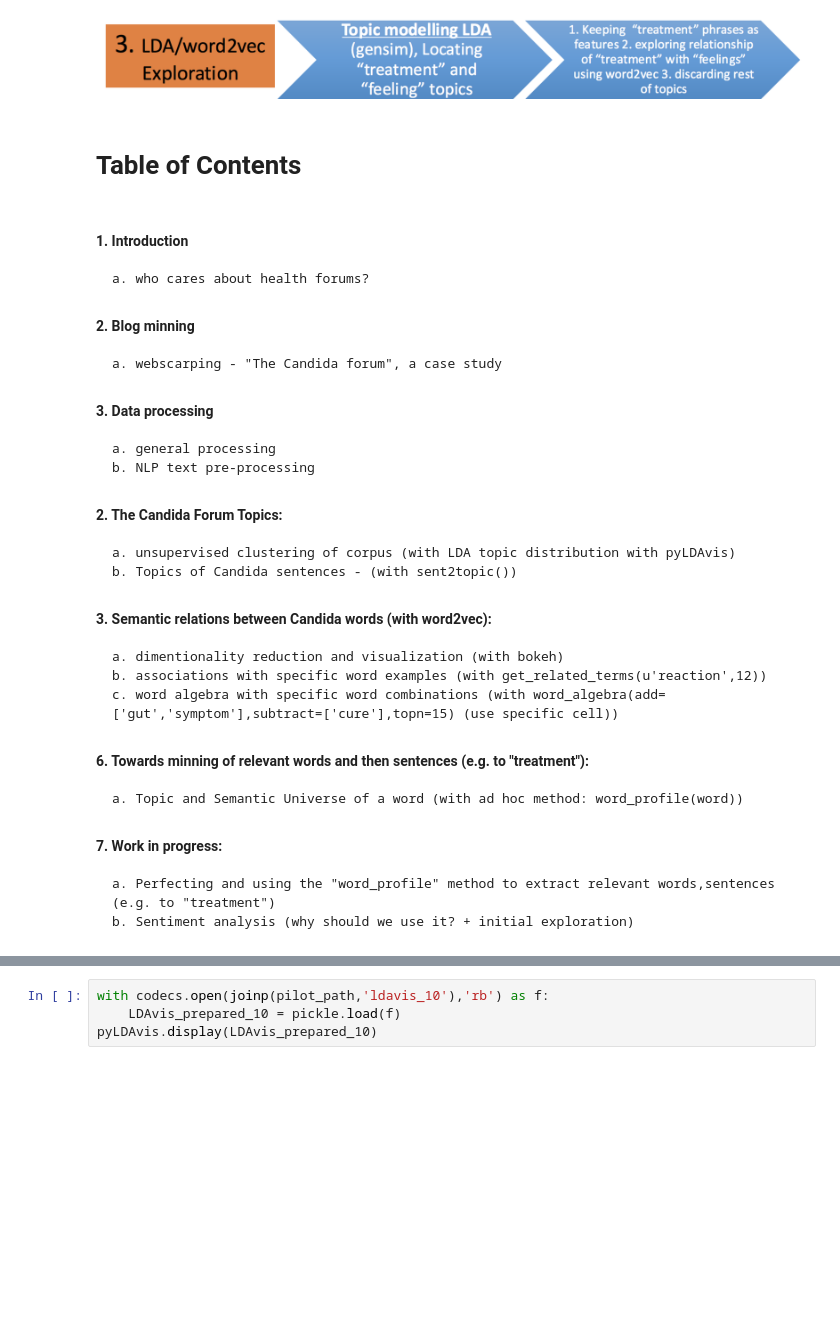
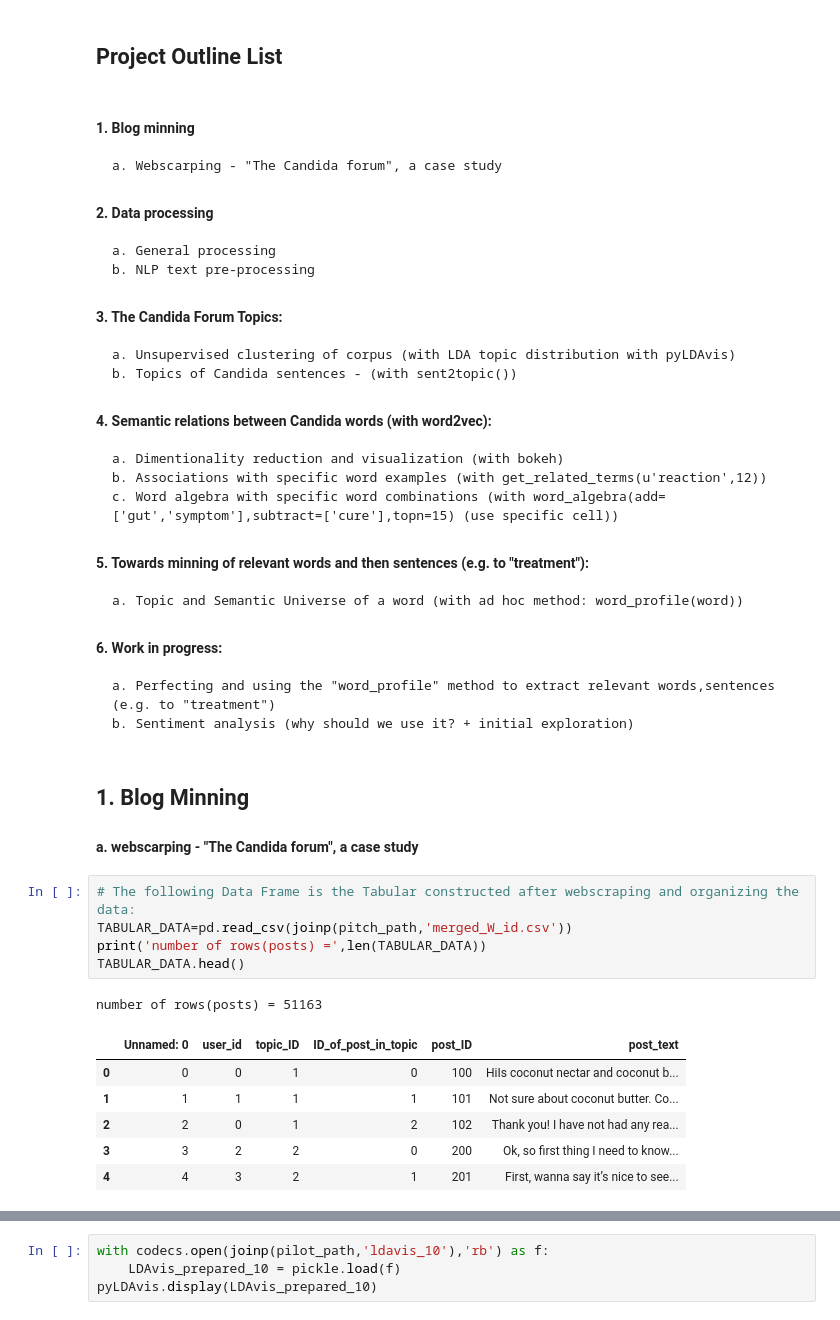
Before and after one commit to Erolino/Support_group_MD, a Jupyter notebook: draft/ppt_notebook.ipynb, the cells around one changed output, grey strips where cells are left out. Cells and saved outputs as stored; diff of their text form; blank space fills up the shorter version.

```diff
--- a/draft/ppt_notebook.ipynb
+++ b/draft/ppt_notebook.ipynb
@@ -3,26 +30,38 @@
 if 1==0:
     %run /Users/eran/Galvanize_more_repositories/Support_group_MD/draft/sents_LDA_word2vec_mash.ipynb
-# %% [markdown]
-![jjjj.png](attachment:jjjj.png)
-# %% [markdown]
-# Table of Contents
+# %% [markdown]
+## Project Outline List
 # %% [markdown]
-#### 1. Introduction
-    a. who cares about health forums?
-#### 2. Blog minning
-    a. webscarping - "The Candida forum", a case study
-#### 3. Data processing
-    a. general processing
+#### 1. Blog minning
+    a. Webscarping - "The Candida forum", a case study
+#### 2. Data processing
+    a. General processing
     b. NLP text pre-processing
-#### 2. The Candida Forum Topics:
-    a. unsupervised clustering of corpus (with LDA topic distribution with pyLDAvis)
+#### 3. The Candida Forum Topics:
+    a. Unsupervised clustering of corpus (with LDA topic distribution with pyLDAvis)
     b. Topics of Candida sentences - (with sent2topic())
-#### 3. Semantic relations between Candida words (with word2vec):
-    a. dimentionality reduction and visualization (with bokeh)
-    b. associations with specific word examples (with get_related_terms(u'reaction',12))
-    c. word algebra with specific word combinations (with word_algebra(add=['gut','symptom'],subtract=['cure'],topn=15) (use specific cell))
-#### 6. Towards minning of relevant words and then sentences (e.g. to "treatment"):
+#### 4. Semantic relations between Candida words (with word2vec):
+    a. Dimentionality reduction and visualization (with bokeh)
+    b. Associations with specific word examples (with get_related_terms(u'reaction',12))
+    c. Word algebra with specific word combinations (with word_algebra(add=['gut','symptom'],subtract=['cure'],topn=15) (use specific cell))
+#### 5. Towards minning of relevant words and then sentences (e.g. to "treatment"):
     a. Topic and Semantic Universe of a word (with ad hoc method: word_profile(word))
-#### 7. Work in progress:
+#### 6. Work in progress:
     a. Perfecting and using the "word_profile" method to extract relevant words,sentences (e.g. to "treatment")
     b. Sentiment analysis (why should we use it? + initial exploration)
+# %% [markdown]
+## 1. Blog Minning
+#### a. webscarping - "The Candida forum", a case study
+# %%
+# The following Data Frame is the Tabular constructed after webscraping and organizing the data:
+TABULAR_DATA=pd.read_csv(joinp(pitch_path,'merged_W_id.csv'))
+print('number of rows(posts) =',len(TABULAR_DATA))
+TABULAR_DATA.head()
+# %% [output]
+number of rows(posts) = 51163
+|  | Unnamed: 0 | user_id | topic_ID | ID_of_post_in_topic | post_ID | post_text |
+| 0 | 0 | 0 | 1 | 0 | 100 | HiIs coconut nectar and coconut b... |
+| 1 | 1 | 1 | 1 | 1 | 101 | Not sure about coconut butter. Co... |
+| 2 | 2 | 0 | 1 | 2 | 102 | Thank you! I have not had any rea... |
+| 3 | 3 | 2 | 2 | 0 | 200 | Ok, so first thing I need to know... |
+| 4 | 4 | 3 | 2 | 1 | 201 | First, wanna say it’s nice to see... |
```
Also changed, not shown: parts of 25 cells of this notebook, 4 other files.
